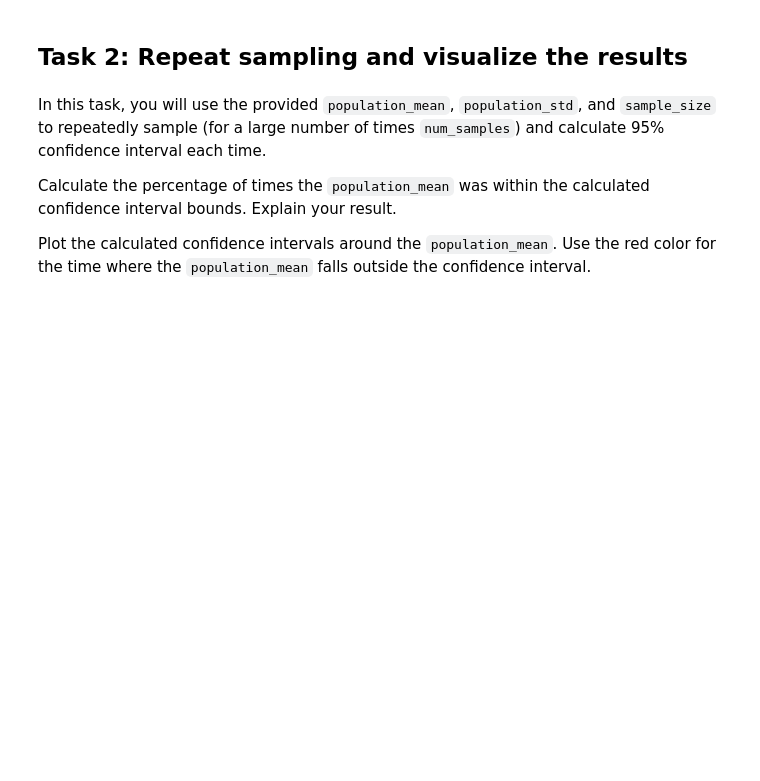
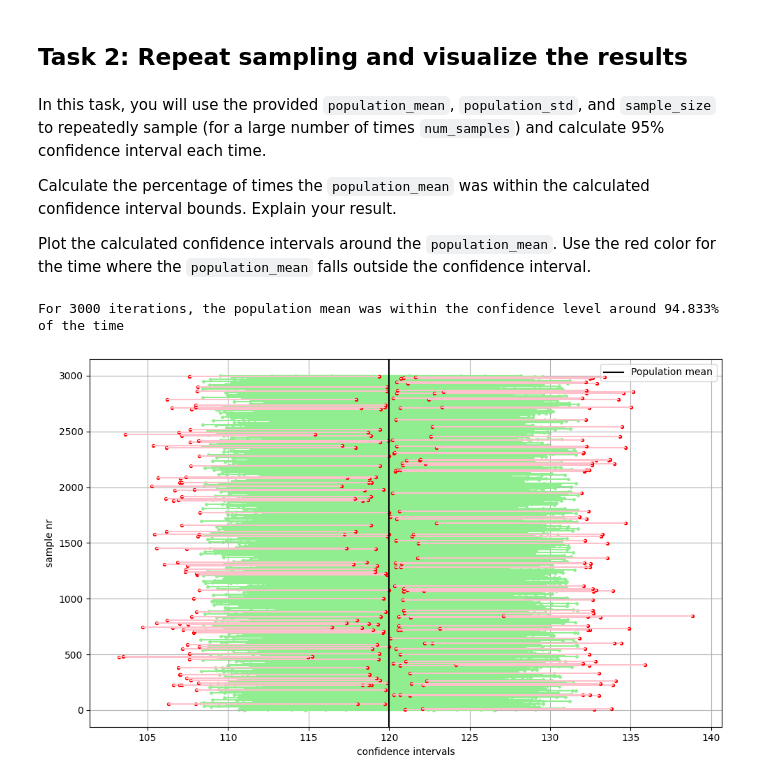
Before and after one commit to Victor-L-Almgren/Labs-and-exersizes, a Jupyter notebook: 6. Mathematical Statistics/Project part 3/Mathematical_Statistics_Project_Part_3.ipynb, the cells around one changed output. Cells and saved outputs as stored; diff of their text form; code cells hidden in the pictures; blank space fills up the shorter version.

```diff
--- a/6. Mathematical Statistics/Project part 3/Mathematical_Statistics_Project_Part_3.ipynb
+++ b/6. Mathematical Statistics/Project part 3/Mathematical_Statistics_Project_Part_3.ipynb
@@ -21,11 +21,18 @@ np.random.seed(42)
 
 # Generating a dataset of employee salaries (in USD) with a normal distribution
 # Mean salary = 55000, Standard deviation = 8000, Sample size = 100
-salaries = np.random.normal(loc=55000, scale=8000, size=100)
+
+population_mean = 55000
+population_standard_deviation = 8000
+sample_size = 100
+
+salaries = np.random.normal(loc=population_mean, scale=population_standard_deviation, size=sample_size)
+sample_mean = np.mean(salaries)
 
 # Creating a DataFrame to store the dataset
 df_salaries = pd.DataFrame(salaries, columns=['Salary'])
 
 # Displaying the first few rows of the dataset
 print("Sample of the dataset:")
+
 df_salaries.head()
@@ -35,14 +50,14 @@ df_salaries.head()
 # Calculate the necisary sample statistics
 
 # Calculate the critical value (Z-score for 95% confidence) (Hint: # Use stats.norm.ppf)
-z_critical = '?'
+z_critical = stats.norm.ppf(0.975, loc=0, scale=1)   # Beacuse we have two tails, we need split alpha in two, yeilding 0.975.
 
 # Calculate the margin of error
-margin_of_error = '?'
+margin_of_error = z_critical * (population_standard_deviation / np.sqrt(sample_size))
 
 # Construct the confidence interval's lower and upper bounds
-lower_bound = '?'
-upper_bound = '?'
+lower_bound = sample_mean - margin_of_error
+upper_bound = sample_mean + margin_of_error
 
 # Step 3: Printing the results
 print("\nResults:")
@@ -65,29 +88,86 @@ Use the red color for the time where the `population_mean` falls outside the con
 # %%
 import numpy as np
 import pandas as pd
 import matplotlib.pyplot as plt
 from scipy import stats
 
 # Population parameters
 population_mean = 120  # True population mean
 population_std = 30    # Population standard deviation
 sample_size = 100       # Size of each random sample
 num_samples = 3000      # Number of samples to draw
 
 np.random.seed(42)
 
 # To store intervals and sample means
 confidence_intervals = []
 sample_means = []
 
 for _ in range(num_samples):
-    # Generating a random sample using the above statistics
+    # Create the sample
+    sample = np.random.normal(loc=population_mean, scale=population_std, size=sample_size)
 
     # Calculate the confidence interval bounds
+    z_critical = stats.norm.ppf(0.975, loc=0, scale=1)
+    margin_of_error = z_critical * (population_std / np.sqrt(sample_size))
+    sample_mean = np.mean(sample)
+    bounds = [sample_mean-margin_of_error, sample_mean+margin_of_error]
 
     # Store the interval and the sample mean
-
+    confidence_intervals.append(bounds)
+    sample_means.append(sample_mean)
 
 # Calculate the percentage of times the population_mean was within the calculated confidence interval bounds.
 # Plotting each confidence interval using 'red' when population_mean is outside the confidence interval.
 # Explain your results.
+
+results = []
+for interval in confidence_intervals:
+    if interval[0] < population_mean and population_mean < interval[1]:
+        results.append(1)
+    else:
+        results.append(0)
+percentage = np.round((np.sum(results) / len(results))*100, 3)
+
+print(f"For {num_samples} iterations, the population mean was within the confidence level around {percentage}% of the time")
+
+plt.figure(figsize=(10,6))
+
+for i, sample_mean in enumerate(sample_means):
+    if results[i] == 1:
+        plt.scatter(y=[i+1, i+1],
+                    x=[confidence_intervals[i][0], confidence_intervals[i][1]],
+                    marker = 'o',
+                    color = 'lightgreen',
+                    s=6,
+                    )
+        plt.plot([confidence_intervals[i][0], confidence_intervals[i][1]],
+                [i+1, i+1],
+                color='lightgreen'
+                )
+
+    else:
+        plt.scatter(y=[i+1, i+1],
+                    x=[confidence_intervals[i][0], confidence_intervals[i][1]],
+                    marker = 'o',
+                    color = 'red',
+                    s=8,
+                    zorder=10
+                    )
+
+        plt.plot([confidence_intervals[i][0], confidence_intervals[i][1]],
+                 [i+1, i+1],
+                 color='pink',
+                 zorder=10
+                 )
+
+plt.axvline(x=population_mean, c='black', label='Population mean', zorder=100)
+plt.legend()
+plt.xlabel('confidence intervals')
+plt.ylabel('sample nr')
+plt.grid()
+plt.tight_layout()
+plt.show()
+# %% [output]
+For 3000 iterations, the population mean was within the confidence level around 94.833% of the time
+[figure, added]
```
Also changed, not shown: parts of 3 cells of this notebook, 1 other file.
